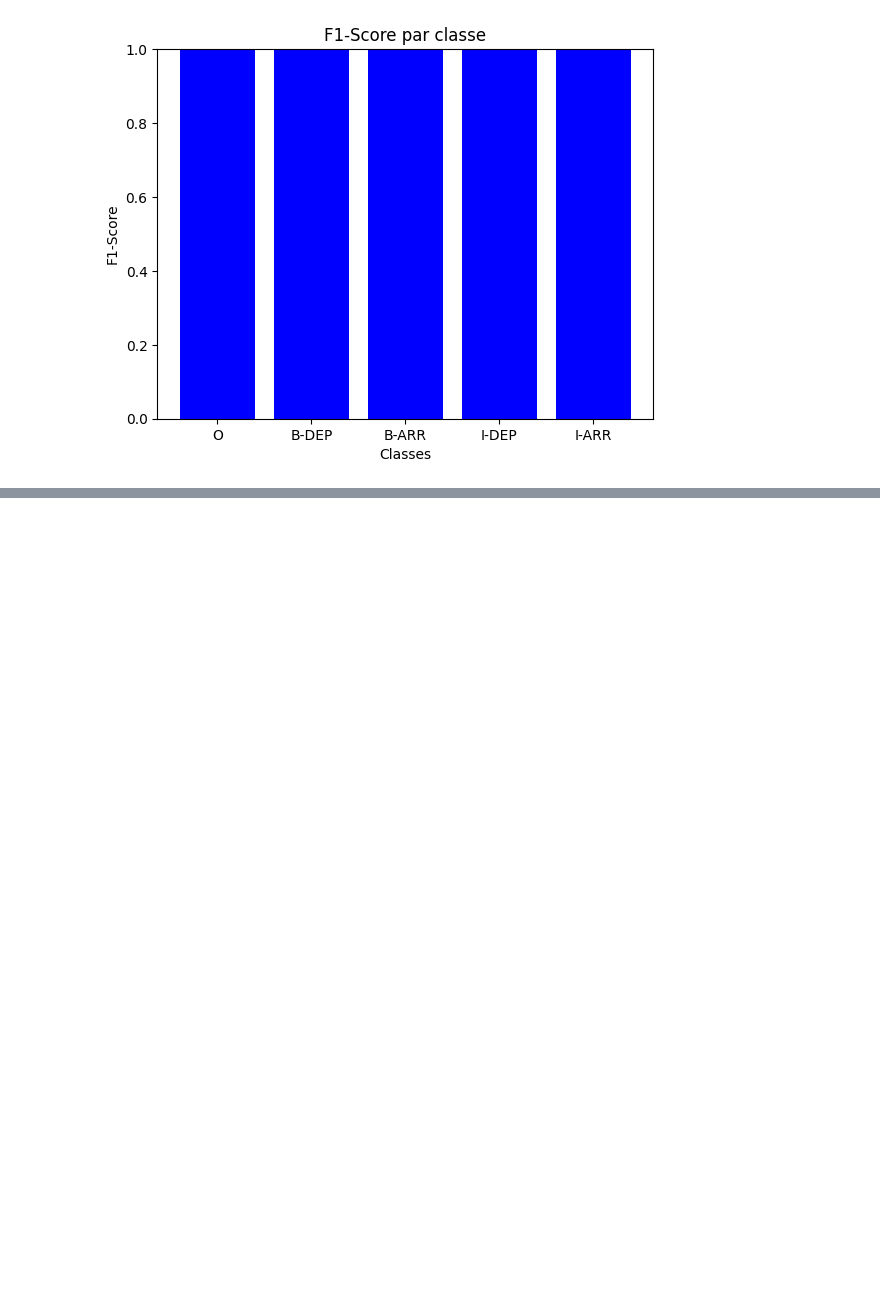
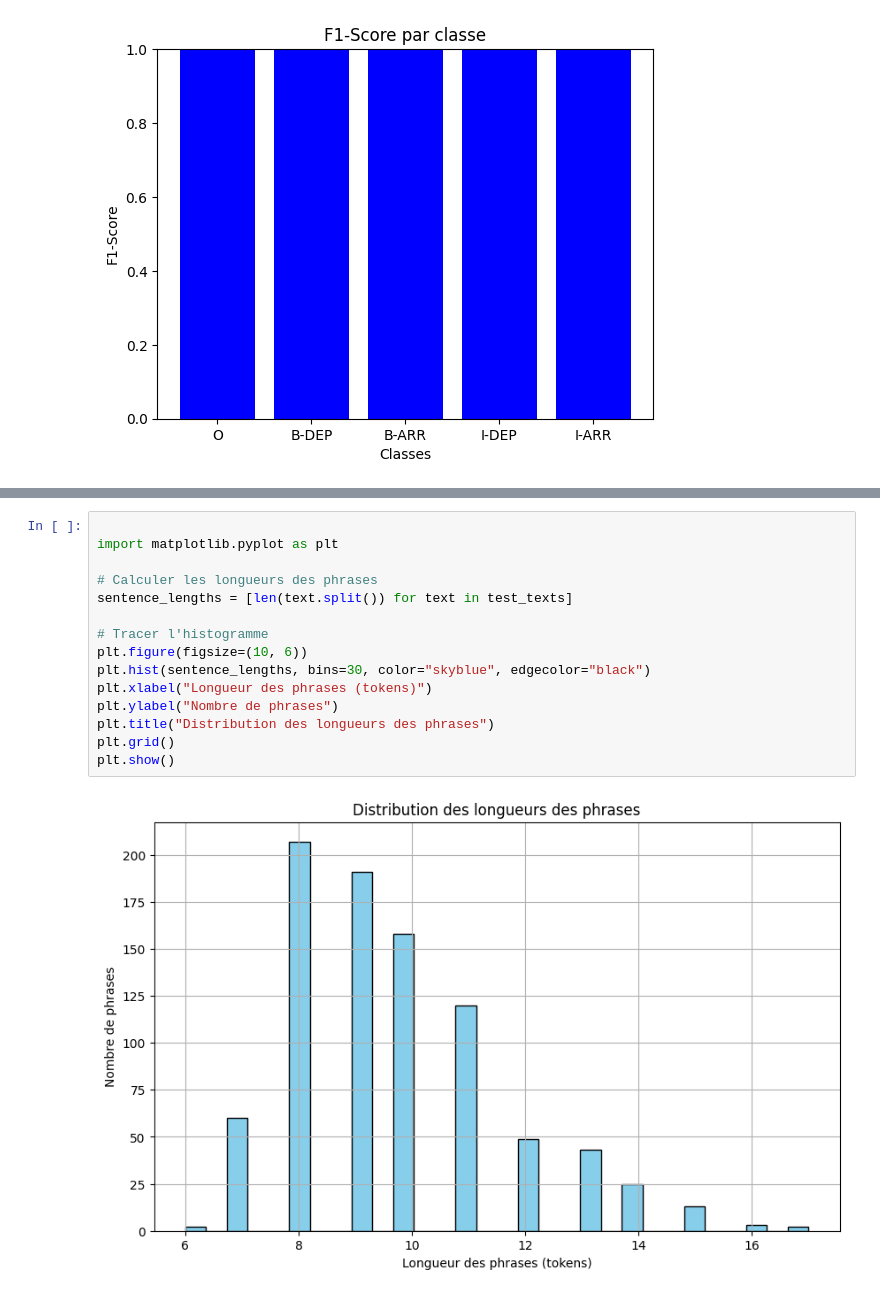
Before and after one commit to Leoglme/nlp_travel_order_resolver, a Jupyter notebook: evaluations/camembert_ner_evaluation/executed_notebook.ipynb, the cells around one changed output, grey strips where cells are left out. Cells and saved outputs as stored; diff of their text form; blank space fills up the shorter version.

```diff
--- a/evaluations/camembert_ner_evaluation/executed_notebook.ipynb
+++ b/evaluations/camembert_ner_evaluation/executed_notebook.ipynb
@@ -112,0 +164,17 @@ plt.show()
+# %%
+
+import matplotlib.pyplot as plt
+
+# Calculer les longueurs des phrases
+sentence_lengths = [len(text.split()) for text in test_texts]
+
+# Tracer l'histogramme
+plt.figure(figsize=(10, 6))
+plt.hist(sentence_lengths, bins=30, color="skyblue", edgecolor="black")
+plt.xlabel("Longueur des phrases (tokens)")
+plt.ylabel("Nombre de phrases")
+plt.title("Distribution des longueurs des phrases")
+plt.grid()
+plt.show()
+# %% [output]
+[figure, added]
```
Also changed, not shown: parts of 6 cells of this notebook, 3 other files.
